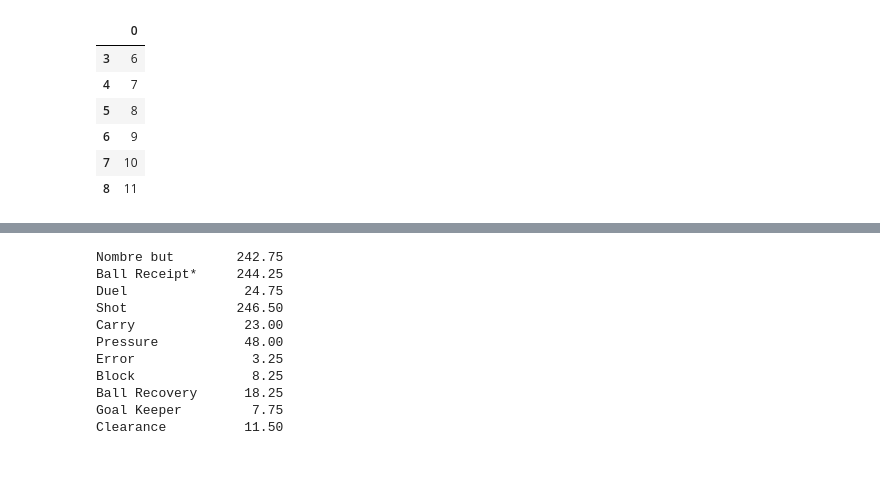
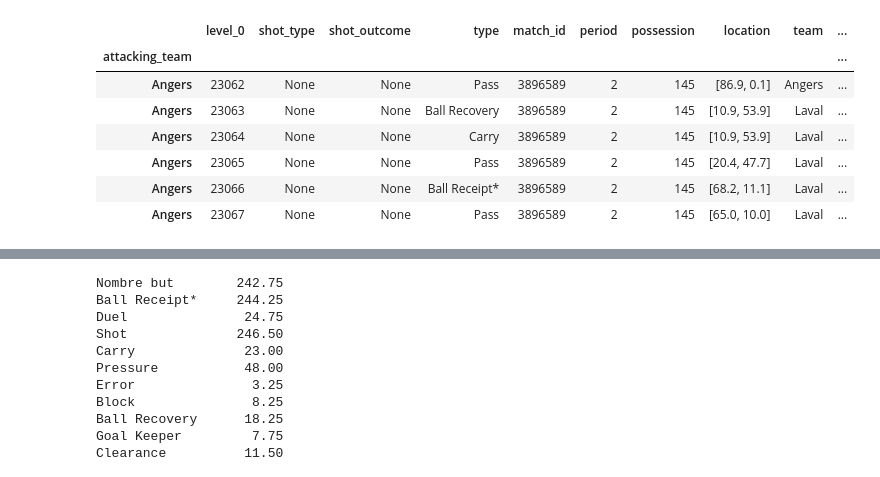
Before and after one commit to Nathan7128/Stage-CF63, a Jupyter notebook: Heatmap SB/centre/test.ipynb, the cells around one changed output, grey strips where cells are left out. Drawn from its saved outputs; the diff is of its cells as text; code cells hidden in the pictures.

```diff
--- a/Heatmap SB/centre/test.ipynb
+++ b/Heatmap SB/centre/test.ipynb
@@ -108,10 +197,11 @@ pd.concat([df_centre["match_id", "attacking_team", "But", "Tireur", "Buteur", "p
 # %%
-df.loc[3:8]
+df.loc[138, :]
 # %% [output]
-|  | 0 |
-| 3 | 6 |
-| 4 | 7 |
-| 5 | 8 |
-| 6 | 9 |
-| 7 | 10 |
-| 8 | 11 |
+|  | level_0 | shot_type | shot_outcome | type | match_id | period | possession | location | team | ... |
+| attacking_team |  |  |  |  |  |  |  |  |  | ... |
+| Angers | 23062 | None | None | Pass | 3896589 | 2 | 145 | [86.9, 0.1] | Angers | ... |
+| Angers | 23063 | None | None | Ball Recovery | 3896589 | 2 | 145 | [10.9, 53.9] | Laval | ... |
+| Angers | 23064 | None | None | Carry | 3896589 | 2 | 145 | [10.9, 53.9] | Laval | ... |
+| Angers | 23065 | None | None | Pass | 3896589 | 2 | 145 | [20.4, 47.7] | Laval | ... |
+| Angers | 23066 | None | None | Ball Receipt* | 3896589 | 2 | 145 | [68.2, 11.1] | Laval | ... |
+| Angers | 23067 | None | None | Pass | 3896589 | 2 | 145 | [65.0, 10.0] | Laval | ... |
```
Also changed, not shown: parts of 12 cells of this notebook, 7 other files.
